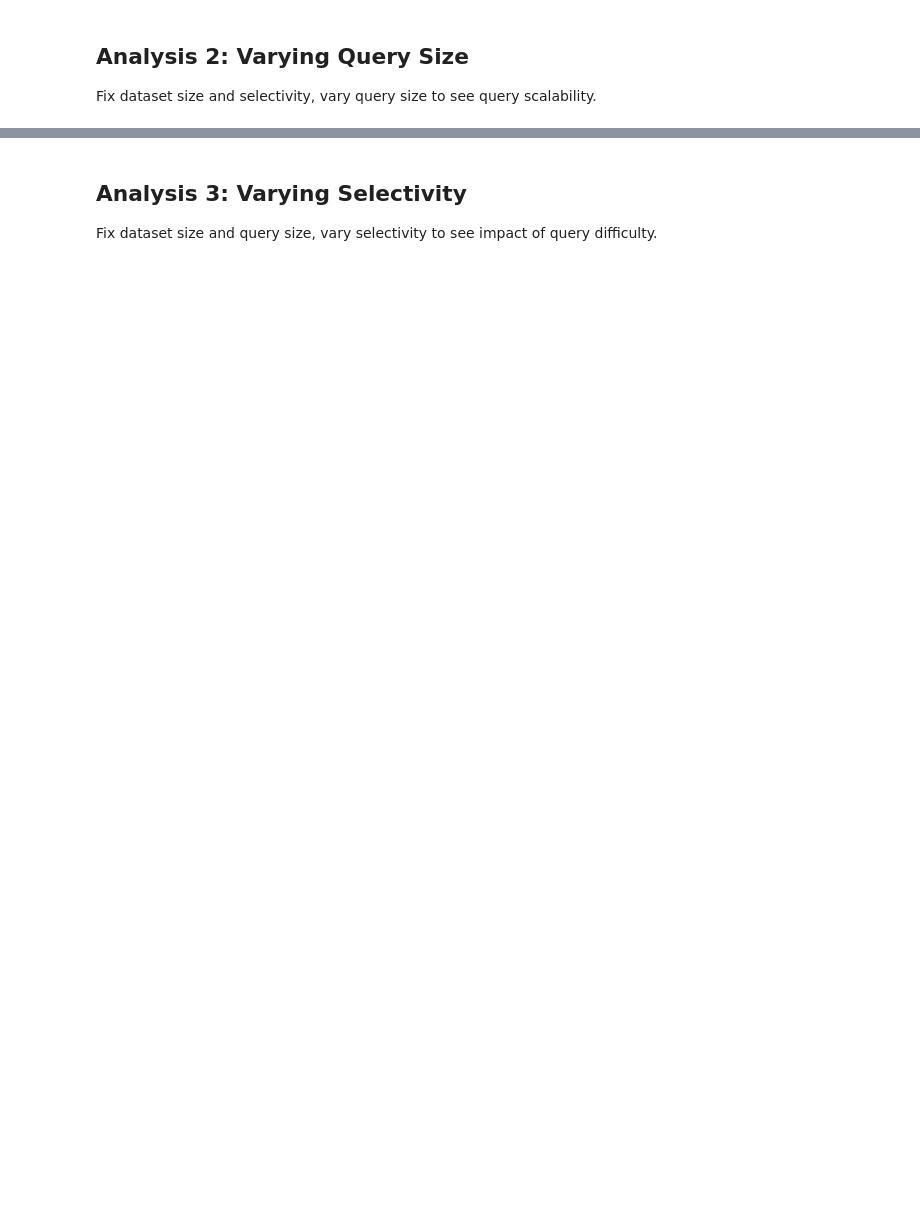
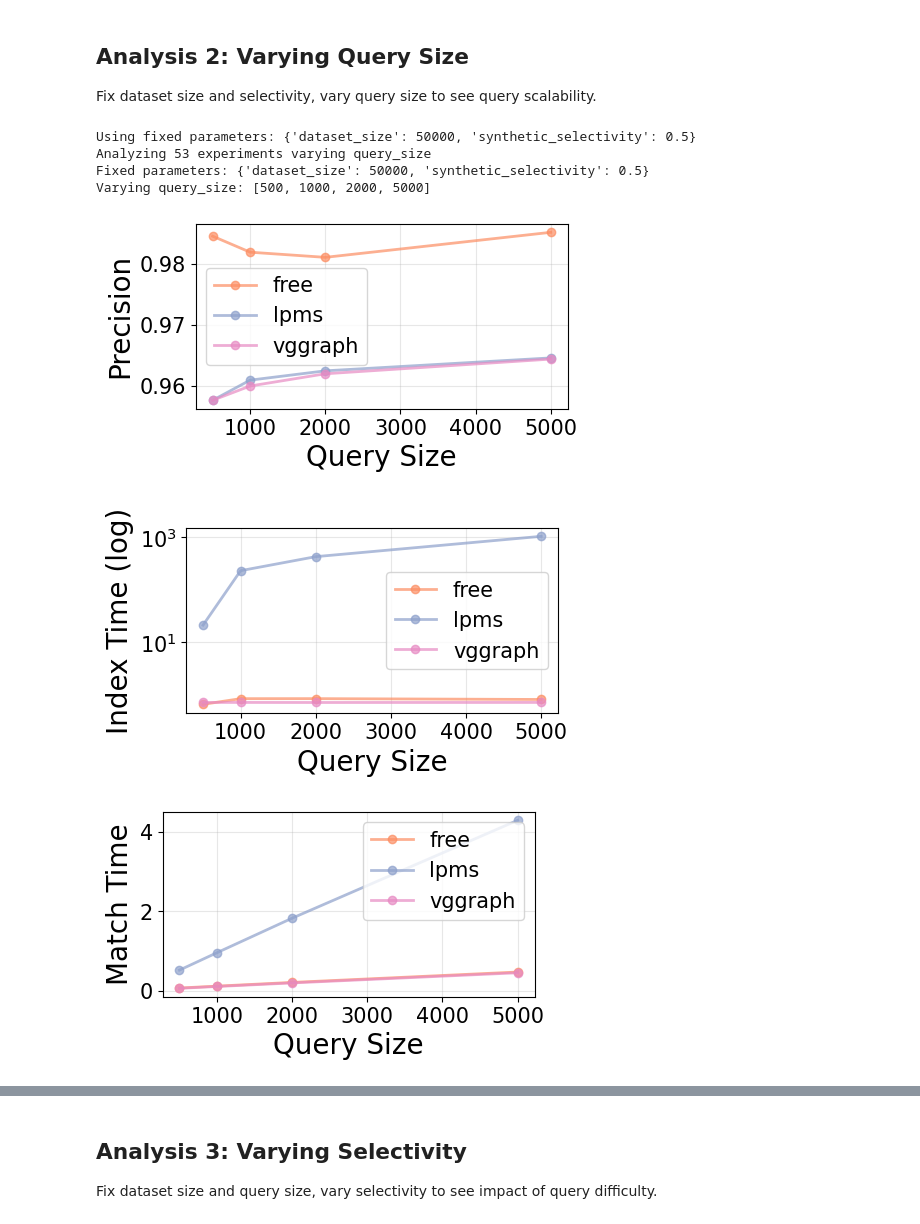
Before and after one commit to mush-zhang/RegexIndexComparison, a Jupyter notebook: notebooks/revision2_explore_synthetic.ipynb, the cells around one changed output, grey strips where cells are left out. Drawn from its saved outputs; the diff is of its cells as text; code cells hidden in the pictures; blank space fills up the shorter version.

```diff
--- a/notebooks/revision2_explore_synthetic.ipynb
+++ b/notebooks/revision2_explore_synthetic.ipynb
@@ -140,2 +131,0 @@ res_df['method'] = [name.split('-')[0] for name in res_df['name']]
-# %%
-res_df['gram_size'] = pd.to_numeric(res_df['gram_size'])
@@ -285,25 +131,0 @@ summary_df['name'] = [ nm.split('-')[0] for nm in summary_df['name'].to_list()]
-# %%
-overall_df = None
-for up_lim in lims: # bins[1:]:
-    curr_df = new_res_df[new_res_df['num_keys'] <= up_lim]
-    print(up_lim)
-    # print(curr_df.groupby(['method']).precision.idxmax())
-    # curr_group = curr_df.loc[curr_df.groupby(['method']).precision.idxmax()].sort_values(by='precision', ascending=False)
-    curr_group = curr_df.sort_values(by=['precision', 'overall_time'], ascending=[False, True]).groupby(['method']).first()
-    curr_group['key_upper_bound'] = [up_lim]*curr_group.shape[0]
-    app = []
-    for m in ALL_METHODS:
-        if m not in curr_group.index:
-            app.append({'name': m,
-                        'num_keys': up_lim-1,
-                        'overall_index_time': 0,
-                        'index_size': 0,
-                        'compute_size': 0,
-                        'precision': 0})
-    for a in app:
-        curr_group = curr_group.append(a, ignore_index=True)
-    if overall_df is None:
-        overall_df = curr_group
-    else:
-        overall_df = overall_df.append(curr_group, ignore_index=True)
-overall_df['name'] = [ nm.split('-')[0] for nm in overall_df['name'].to_list()]
@@ -382,16 +133,6 @@ for col in ['precision', 'overall_index_time', 'index_size', 'compute_size', 'ov
 # Synthetic Workload Analysis
 
 Analysis for synthetic workload data with varying dataset sizes, query sizes, and selectivities.
-# %%
-# Configuration for synthetic workload analysis
-synthetic_root_dir = '../result/synthetic_results/'  # Update this path as needed
-synthetic_fig_prefix = 'revision2/synthetic'
-
-# Define the parameter ranges for synthetic workloads
-DATASET_SIZES = [1000, 5000, 10000, 50000, 100000]  # Update based on your actual data
-QUERY_SIZES = [50, 100, 500, 1000, 2000]  # Update based on your actual data
-SELECTIVITIES = [0.01, 0.05, 0.1, 0.2]  # Update based on your actual data
-SYNTHETIC_METHODS = ['BEST', 'FREE', 'LPMS', 'Trigram', 'VGGraph']
 # %%
 def parse_synthetic_folder_name(folder_name):
     """
@@ -659,7 +413,7 @@ def plot_synthetic_analysis(grouped_df, vary_param, fixed_params, metrics=['prec
             print(f"Warning: Metric {metric} not found in data")
             continue
 
-        fig, ax = plt.subplots(figsize=(10, 4.8))
+        fig, ax = plt.subplots(figsize=(4.8, 2.4))
 
         for i, method in enumerate(available_methods):
             method_data = grouped_df[grouped_df['method'] == method].sort_values(vary_param)
@@ -688,7 +442,7 @@ def plot_synthetic_analysis(grouped_df, vary_param, fixed_params, metrics=['prec
 
         # Create title with fixed parameters
         fixed_str = ', '.join([f"{k.replace('_', ' ').title()}={v}" for k, v in fixed_params.items()])
-        ax.set_title(f'{ylabel} vs {vary_param.replace("_", " ").title()}\n({fixed_str})')
+        # ax.set_title(f'{ylabel} vs {vary_param.replace("_", " ").title()}\n({fixed_str})')
 
         ax.legend(loc='best')
         ax.grid(True, alpha=0.3)
@@ -738,25 +497,33 @@ Fix dataset size and selectivity, vary query size to see query scalability.
 # %%
 if not synthetic_res_df.empty:
     # Example: Fix dataset_size=10000, selectivity=0.1, vary query_size
     available_dataset_sizes = sorted(synthetic_res_df['dataset_size'].unique())
 
-    fixed_params_2 = {'dataset_size': 10000, 'synthetic_selectivity': 0.1}
+    fixed_params_2 = {'dataset_size': 50000, 'synthetic_selectivity': 0.5}
 
     # Use available values if defaults aren't present
     if 10000 not in available_dataset_sizes and available_dataset_sizes:
         fixed_params_2['dataset_size'] = available_dataset_sizes[len(available_dataset_sizes)//2]
     if 0.1 not in available_selectivities and available_selectivities:
         fixed_params_2['synthetic_selectivity'] = available_selectivities[len(available_selectivities)//2]
 
     print(f"Using fixed parameters: {fixed_params_2}")
 
     grouped_query = analyze_synthetic_by_parameter(
         synthetic_res_df,
         vary_param='query_size',
         fixed_params=fixed_params_2
     )
 
     if grouped_query is not None:
         plot_synthetic_analysis(grouped_query, 'query_size', fixed_params_2)
 else:
     print("No synthetic data available for query size analysis")
+# %% [output]
+Using fixed parameters: {'dataset_size': 50000, 'synthetic_selectivity': 0.5}
+Analyzing 53 experiments varying query_size
+Fixed parameters: {'dataset_size': 50000, 'synthetic_selectivity': 0.5}
+Varying query_size: [500, 1000, 2000, 5000]
+[figure, added]
+[figure, added]
+[figure, added]
```
Also changed, not shown: parts of 26 cells of this notebook, 2 other files.
